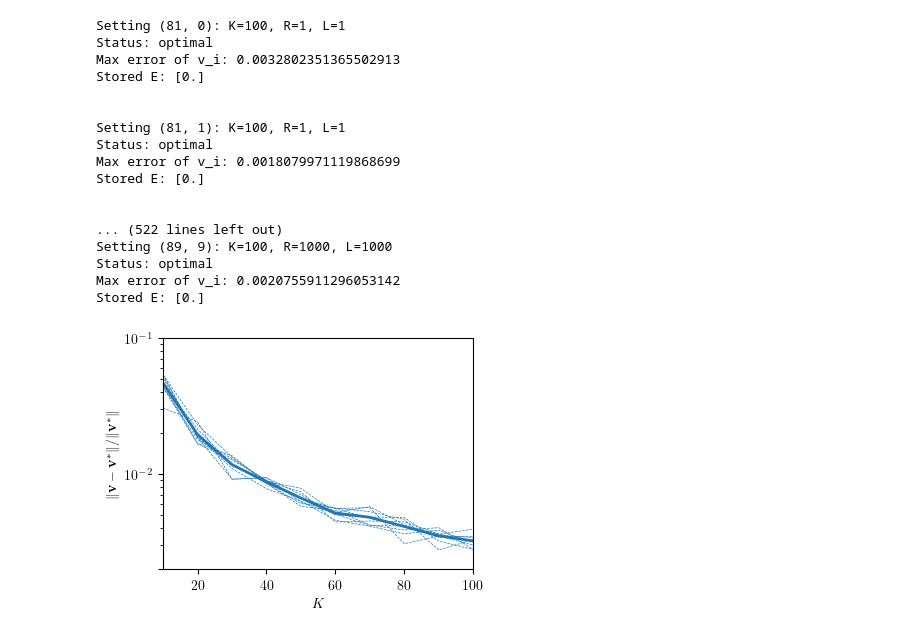
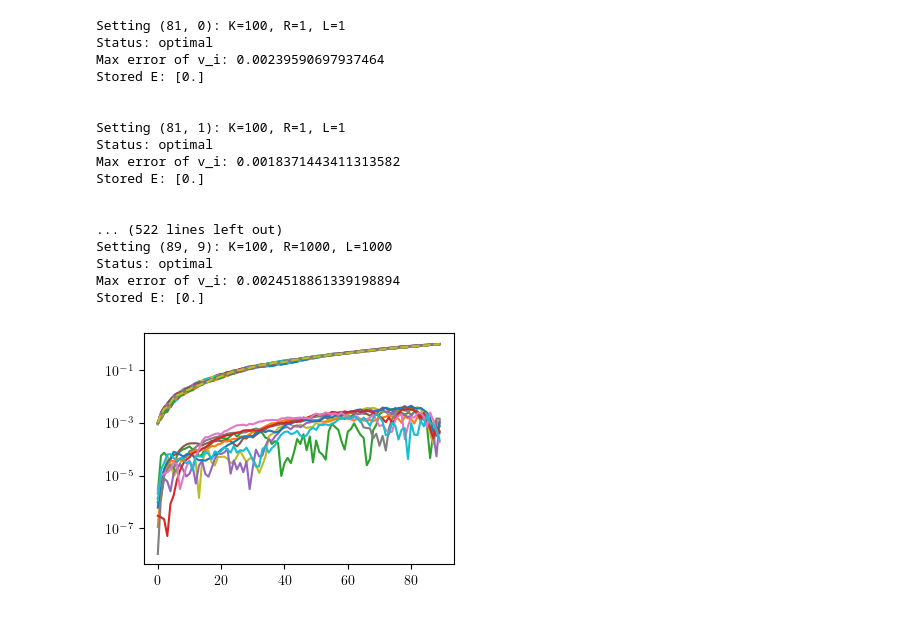
Before and after one commit to Yin-LIU/Inexact-Acceleration-PEP, a Jupyter notebook: Numerical/find_v_E.ipynb, the cells around one changed output. Saved outputs shown, nothing was run; the diff lists cells and outputs as text; code cells hidden in the pictures.

Commit message:
adjust plot of u and v error, adjust b_optimization problem

```diff
--- a/Numerical/find_v_E.ipynb
+++ b/Numerical/find_v_E.ipynb
@@ -14,7 +14,7 @@ class OptimizationProblem:
         self.tolerance = tolerance
 
         # If b is not provided, generate a random one
-        self.b = b if b is not None else np.random.rand(K) / (10 * K)
+        self.b = b if b is not None else np.random.rand(K) / (1000)
 
         # If lmbda is not provided, generate a random one and set the first element to 1
         self.lmbda = lmbda if lmbda is not None else np.random.rand(K + 1)
@@ -203,7 +203,7 @@ N = 10
 opt_problems = {}
 
 # Set a random seed for reproducibility
-np.random.seed(6)
+np.random.seed(8)
 
 # Repeat the experiment for different values of K, R, L and save the class instance
 for i, (K, R, L) in enumerate(combinations):
@@ -211,7 +211,7 @@ for i, (K, R, L) in enumerate(combinations):
         # Generate random lambda and b values
         lmbda = np.random.rand(K + 1)
         lmbda[0] = 1
-        b = np.random.rand(K) / (10 * K)
+        b = np.random.rand(K) / (5000)
 
         # Create a new OptimizationProblem instance with the generated parameters
         opt_problem_key = (i, j)
@@ -277,7 +277,7 @@ N = 10
 opt_problems = {}
 
 # Set a random seed for reproducibility
-np.random.seed(8)
+np.random.seed(6)
 
 # Repeat the experiment for different values of K, R, L and save the class instance
 for i, (K, R, L) in enumerate(combinations):
@@ -285,7 +285,7 @@ for i, (K, R, L) in enumerate(combinations):
         # Generate random lambda and b values
         lmbda = np.random.rand(K + 1)
         lmbda[0] = 1
-        b = np.random.rand(K) / (30 * K)
+        b = np.random.rand(K) / (5000)
 
         # Create a new OptimizationProblem instance with the generated parameters
         opt_problem_key = (i+81, j)
@@ -320,20 +320,20 @@ with open("opt_problems_K100.pickle", "wb") as handle:
 # %% [output]
 Setting (81, 0): K=100, R=1, L=1
 Status: optimal
-Max error of v_i: 0.0032802351365502913
+Max error of v_i: 0.00239590697937464
 Stored E: [0.]
 
 
 Setting (81, 1): K=100, R=1, L=1
 Status: optimal
-Max error of v_i: 0.0018079971119868699
+Max error of v_i: 0.0018371443411313582
 Stored E: [0.]
 
 
 ... (522 lines left out)
 Setting (89, 9): K=100, R=1000, L=1000
 Status: optimal
-Max error of v_i: 0.0020755911296053142
+Max error of v_i: 0.0024518861339198894
 Stored E: [0.]
 # %%
 import matplotlib.pyplot as plt
@@ -349,55 +349,69 @@ plt.rcParams.update(
 
 # Load the two results with pickle and combine them
 with open("opt_problems_K90.pickle", "rb") as handle:
     opt_problems_K90 = pickle.load(handle)
 
 with open("opt_problems_K100.pickle", "rb") as handle:
     opt_problems_K100 = pickle.load(handle)
 
 opt_problems = {**opt_problems_K90, **opt_problems_K100}
 
 
 # Plot the results as K be the x-axis,  Max error of v_i as y-axis, and average over all N random settings of b and lmbda, (R,L) as different lines
 K_values = list(np.linspace(10, 100, 10, dtype=int))
 R_values = [1, 10, 1000]
 L_values = [1, 10, 1000]
 combinations = itertools.product(K_values, R_values, L_values)
 
-error_norm = np.zeros((len(K_values), len(R_values), len(L_values)))
+# error_norm = np.zeros((len(K_values), len(R_values), len(L_values)))
 
 N=10
-for i, (K, R, L) in enumerate(combinations):
-    errors = []
-    for j in range(N):
 
 
-        opt_problem_key = (i, j)
-        A_theoretical = opt_problems[opt_problem_key].A[
-                    0 : K]/opt_problems[opt_problem_key].A[K]
-        errors.append(
-            np.linalg.norm(opt_problems[opt_problem_key].v_i_value  - A_theoretical) / np.linalg.norm(A_theoretical)
-            )
 
-        error_norm[K_values.index(K),R_values.index(R),L_values.index(L)] = np.mean(errors)
+# for i, (K, R, L) in enumerate(combinations):
+i=80
+errors = np.zeros((100,N))
+fig, ax = plt.subplots(figsize=(4,3))
+for j in range(N):
 
 
-fig, ax = plt.subplots(figsize=(4,3))
+    opt_problem_key = (i, j)
+    K = opt_problems[opt_problem_key].K
+    A_theoretical = opt_problems[opt_problem_key].A[
+                    0 : K]/opt_problems[opt_problem_key].A[K]
+    vi = opt_problems[opt_problem_key].v_i_value
 
-for j, R in enumerate(R_values):
-    for k, L in enumerate(L_values):
-        ax.plot(K_values, error_norm[:, j, k], label=f"R={R}, L={L}",linestyle='--',color = 'C0',alpha=1,linewidth=0.5)
+    ax.plot(A_theoretical, linestyle = '-')
+    ax.plot(vi, linestyle = '--')
+    ax.plot(abs(A_theoretical-vi))
+ax.set_yscale('log')
 
-# plot the average over above lines
-ax.plot(K_values, np.mean(error_norm, axis=(1, 2)), label="Average", color="C0",linewidth=2)
+#         # errors.append(
+#         #     np.linalg.norm(opt_problems[opt_problem_key].v_i_value  - A_theoretical) / np.linalg.norm(A_theoretical)
+#         #     )
+#         errors[0:K,j]= opt_problems[opt_problem_key].v_i_value - A_theoretical
 
-ax.set_xlabel(r"$K$")
-ax.set_ylabel(r"$\|{\mathbf{v}- \mathbf{v}^*}\| / \| \mathbf{v}^* \|$")
-ax.set_yscale("log")
-ax.set_ylim([2e-3, 1e-1])
-ax.set_xlim([10, 100])
-ax.set_yticks([2e-3, 1e-2, 1e-1])
+#         error_val[K_values.index(K),R_values.index(R),L_values.index(L)] = np.mean(errors)
+
+
+# fig, ax = plt.subplots(figsize=(4,3))
+
+# for j, R in enumerate(R_values):
+#     for k, L in enumerate(L_values):
+#         ax.plot(K_values, error_norm[:, j, k], label=f"R={R}, L={L}",linestyle='--',color = 'C0',alpha=1,linewidth=0.5)
+
+# # plot the average over above lines
+# ax.plot(K_values, np.mean(error_norm, axis=(1, 2)), label="Average", color="C0",linewidth=2)
+
+# ax.set_xlabel(r"$K$")
+# ax.set_ylabel(r"$\|{\mathbf{v}- \mathbf{v}^*}\| / \| \mathbf{v}^* \|$")
+# # ax.set_yscale("log")
+# # ax.set_ylim([2e-3, 1e-1])
+# ax.set_xlim([10, 100])
+# ax.set_yticks([2e-3, 1e-2, 1e-1])
 # ax.legend()
 
-plt.savefig("Figures/vi_error.pdf", bbox_inches="tight")
+# plt.savefig("Figures/vi_error.pdf", bbox_inches="tight")
 # %% [output]
-[figure, old version]
+[figure, new version]
```
Also changed, not shown: parts of 6 cells of this notebook, 2 other files.
